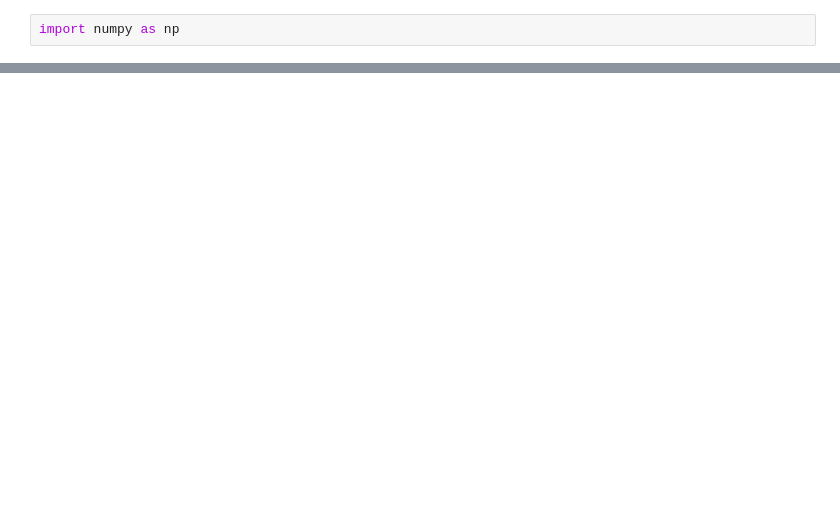
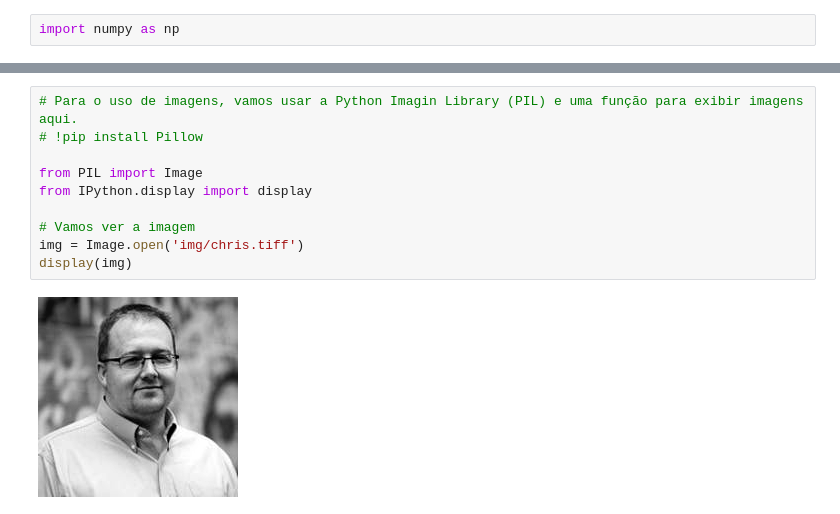
Before and after one commit to pedrozenatte/ciencia-de-dados-estudo, a Jupyter notebook: introducao-ciencia-de-dados/modulo-1/6_matriz_manipulacao.ipynb, the cells around one changed output, grey strips where cells are left out. Drawn from its saved outputs; the diff is of its cells as text; blank space fills up the shorter version.

```diff
--- a/introducao-ciencia-de-dados/modulo-1/6_matriz_manipulacao.ipynb
+++ b/introducao-ciencia-de-dados/modulo-1/6_matriz_manipulacao.ipynb
@@ -39,0 +159,12 @@ print(celsius)
+# %%
+# Para o uso de imagens, vamos usar a Python Imagin Library (PIL) e uma função para exibir imagens aqui.
+# !pip install Pillow
+
+from PIL import Image
+from IPython.display import display
+
+# Vamos ver a imagem
+img = Image.open('img/chris.tiff')
+display(img)
+# %% [output]
+[figure, added]
```
Also changed, not shown: parts of 24 cells of this notebook.
